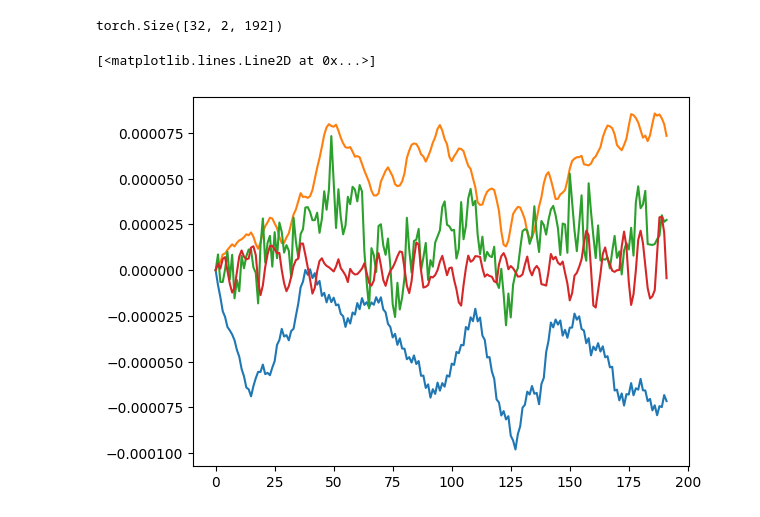
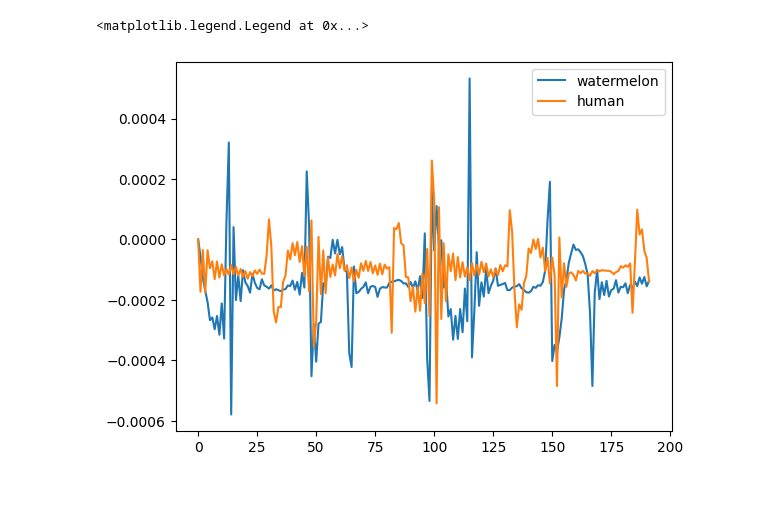
Before and after one commit to NickGreen99/EEG-ECG-Denoising-from-MRI-Interference, a Jupyter notebook: play.ipynb, the cells around one changed output. Drawn from its saved outputs; the diff is of its cells as text; code cells hidden in the pictures.

Commit message:
updates-added watermelon data

```diff
--- a/play.ipynb
+++ b/play.ipynb
@@ -125,13 +77,0 @@ loader = DataLoader(dataset, batch_size=32, shuffle=True, num_workers=0, drop_la
-# %%
-x,y = next(iter(loader))
-# %% [output]
-torch.Size([32, 2, 192])
-# %%
-# Y --> [batch_size, 1, T]
-plt.plot(y[0,0,:])
-plt.plot(y[1,0,:])
-plt.plot(y[2,0,:])
-plt.plot(y[3,0,:])
-# %% [output]
-[<matplotlib.lines.Line2D at 0x...>]
-[figure, removed]
@@ -137,0 +82,11 @@ plt.plot(y[3,0,:])
+# %%
+import numpy as np
+import matplotlib.pyplot as plt
+contaminated= np.load('data_segmented/16/dirty.npy');
+noise_data = np.load('data_segmented/watermelon.npy');
+plt.plot(noise_data[1,0,:], label = "watermelon")
+plt.plot(contaminated[1,0,:], label="human")
+plt.legend()
+# %% [output]
+<matplotlib.legend.Legend at 0x...>
+[figure, added]
```
Also changed, not shown: parts of 12 cells of this notebook, 5 other files.
